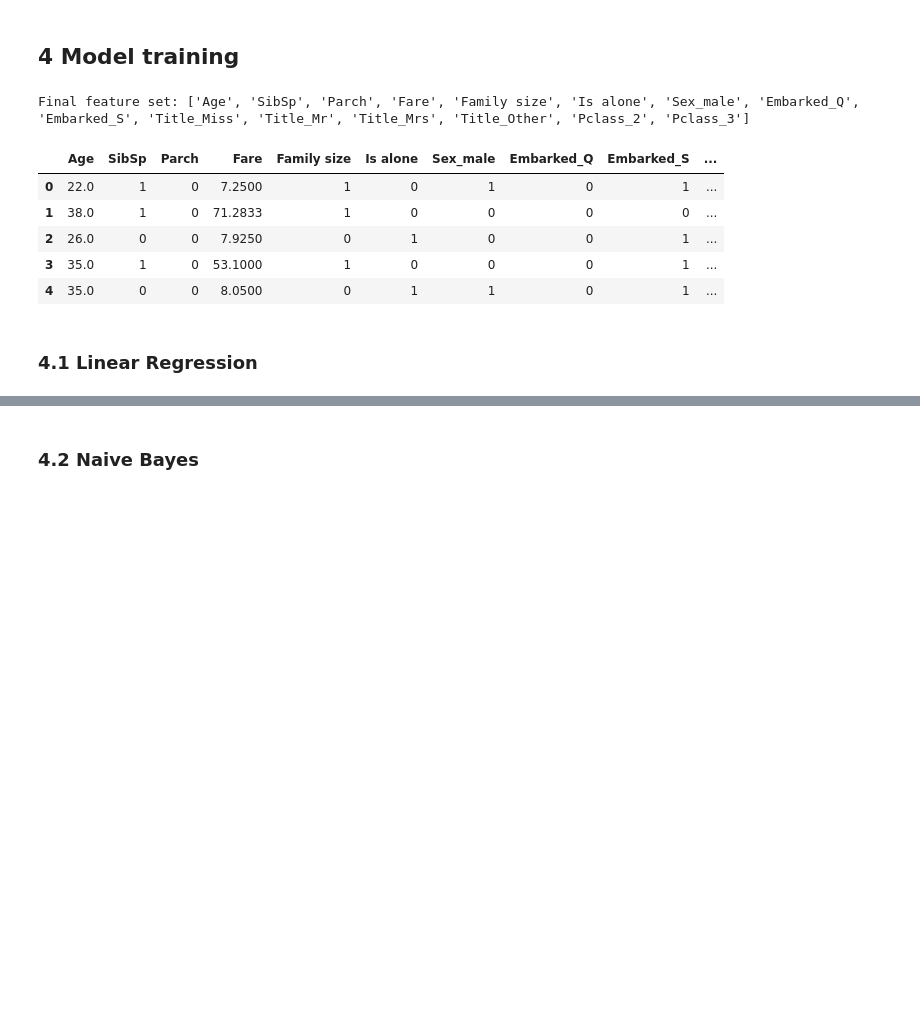
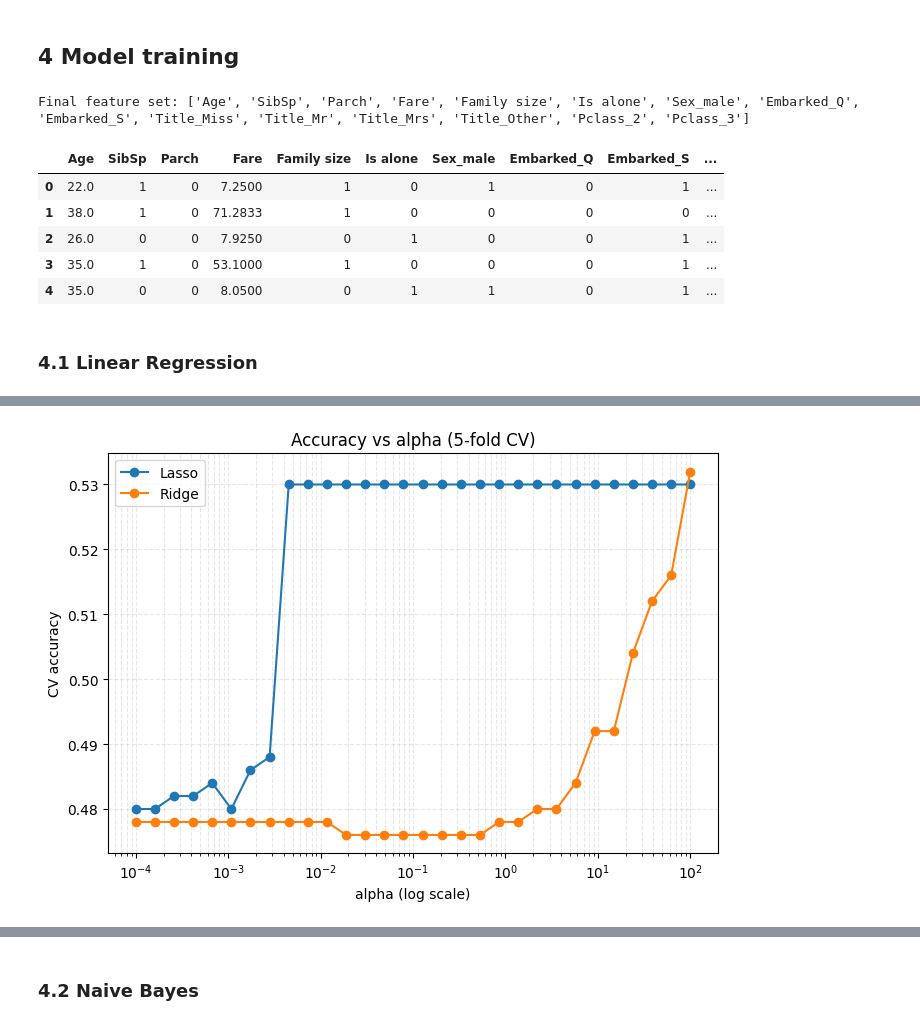
Before and after one commit to fede-giorgi/Transformer_is_All_You_Need, a Jupyter notebook: project.ipynb, the cells around one changed output, grey strips where cells are left out. Cells and saved outputs as stored; diff of their text form; code cells hidden in the pictures; blank space fills up the shorter version.

Commit message:
model training v1

```diff
--- a/project.ipynb
+++ b/project.ipynb
@@ -604,0 +651,86 @@ y_pred
+# %%
+import numpy as np
+import pandas as pd
+import matplotlib.pyplot as plt
+from sklearn.linear_model import Ridge, Lasso, LinearRegression
+from sklearn.model_selection import StratifiedKFold
+from sklearn.metrics import accuracy_score
+
+# helpers ------------------------------------------------------------
+def _to_numpy(a):
+    return a.values if hasattr(a, "values") else np.asarray(a)
+
+def _get_feature_names(X):
+    return list(X.columns) if hasattr(X, "columns") else [f"x{i}" for i in range(_to_numpy(X).shape[1])]
+
+def cv_accuracy_vs_alpha(model_cls, alphas, X, y, n_splits=5, random_state=42):
+    Xn, yn = _to_numpy(X), _to_numpy(y).ravel()
+    cv = StratifiedKFold(n_splits=n_splits, shuffle=True, random_state=random_state)
+    rows = []
+    for a in alphas:
+        fold_acc = []
+        for tr_idx, va_idx in cv.split(Xn, yn):
+            X_tr, X_va = Xn[tr_idx], Xn[va_idx]
+            y_tr, y_va = yn[tr_idx], yn[va_idx]
+            model = model_cls(alpha=a) if model_cls is not LinearRegression else model_cls()
+            model.fit(X_tr, y_tr)
+            y_hat = (model.predict(X_va) >= 0.5).astype(int)
+            fold_acc.append(accuracy_score(y_va, y_hat))
+        rows.append({"alpha": a, "accuracy": float(np.mean(fold_acc))})
+    return pd.DataFrame(rows)
+
+# main ---------------------------------------------------------------
+X_all, y_all = X, y
+alphas = np.logspace(-4, 2, 30)
+
+ridge_df = cv_accuracy_vs_alpha(Ridge, alphas, X_all, y_all)
+lasso_df = cv_accuracy_vs_alpha(Lasso, alphas, X_all, y_all)
+
+results_df = pd.concat([
+    ridge_df.assign(model="Ridge"),
+    lasso_df.assign(model="Lasso")
+], ignore_index=True)
+
+plt.figure(figsize=(7,5))
+for m, df in results_df.groupby("model"):
+    df = df.sort_values("alpha")
+    plt.semilogx(df["alpha"], df["accuracy"], marker="o", label=m)
+plt.xlabel("alpha (log scale)")
+plt.ylabel("CV accuracy")
+plt.title("Accuracy vs alpha (5-fold CV)")
+plt.grid(True, which="both", linestyle="--", alpha=0.3)
+plt.legend()
+plt.tight_layout()
+plt.show()
+
+best_ridge_alpha = ridge_df.loc[ridge_df["accuracy"].idxmax(), "alpha"]
+best_lasso_alpha = lasso_df.loc[lasso_df["accuracy"].idxmax(), "alpha"]
+print(f"Best Ridge alpha: {best_ridge_alpha:.5g} | Acc: {ridge_df['accuracy'].max():.4f}")
+print(f"Best Lasso alpha: {best_lasso_alpha:.5g} | Acc: {lasso_df['accuracy'].max():.4f}")
+
+# fit finale su tutto il train con i migliori alpha
+Xn, yn = _to_numpy(X_all), _to_numpy(y_all).ravel()
+ridge_best = Ridge(alpha=best_ridge_alpha).fit(Xn, yn)
+lasso_best = Lasso(alpha=best_lasso_alpha, max_iter=20000).fit(Xn, yn)
+
+feat_names = _get_feature_names(X_all)
+coef_df = pd.DataFrame({
+    "feature": feat_names,
+    "ridge_coef": ridge_best.coef_,
+    "lasso_coef": lasso_best.coef_,
+}).sort_values("ridge_coef", key=lambda s: s.abs(), ascending=False)
+
+print(coef_df.head(20))
+
+# barplot coefficienti principali
+top_k = min(15, len(feat_names))
+plot_df = coef_df.set_index("feature").iloc[:top_k]
+plt.figure(figsize=(8,6))
+plot_df[["ridge_coef","lasso_coef"]].plot(kind="barh")
+plt.gca().invert_yaxis()
+plt.title(f"Top {top_k} coefficients (Ridge vs Lasso)")
+plt.xlabel("Coefficient value")
+plt.tight_layout()
+plt.show()
+# %% [output]
+[figure, added]
```
Also changed, not shown: parts of 7 cells of this notebook.
